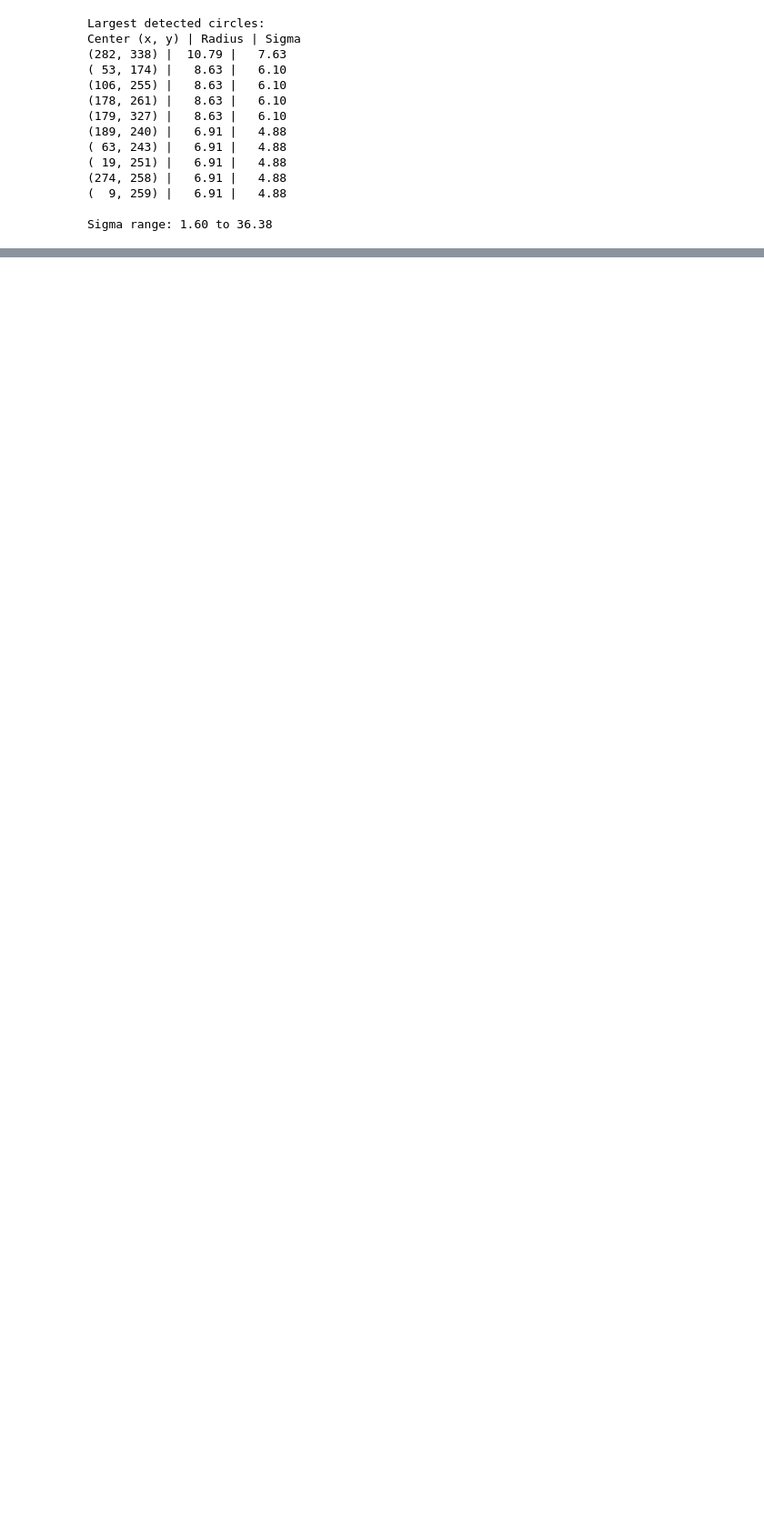
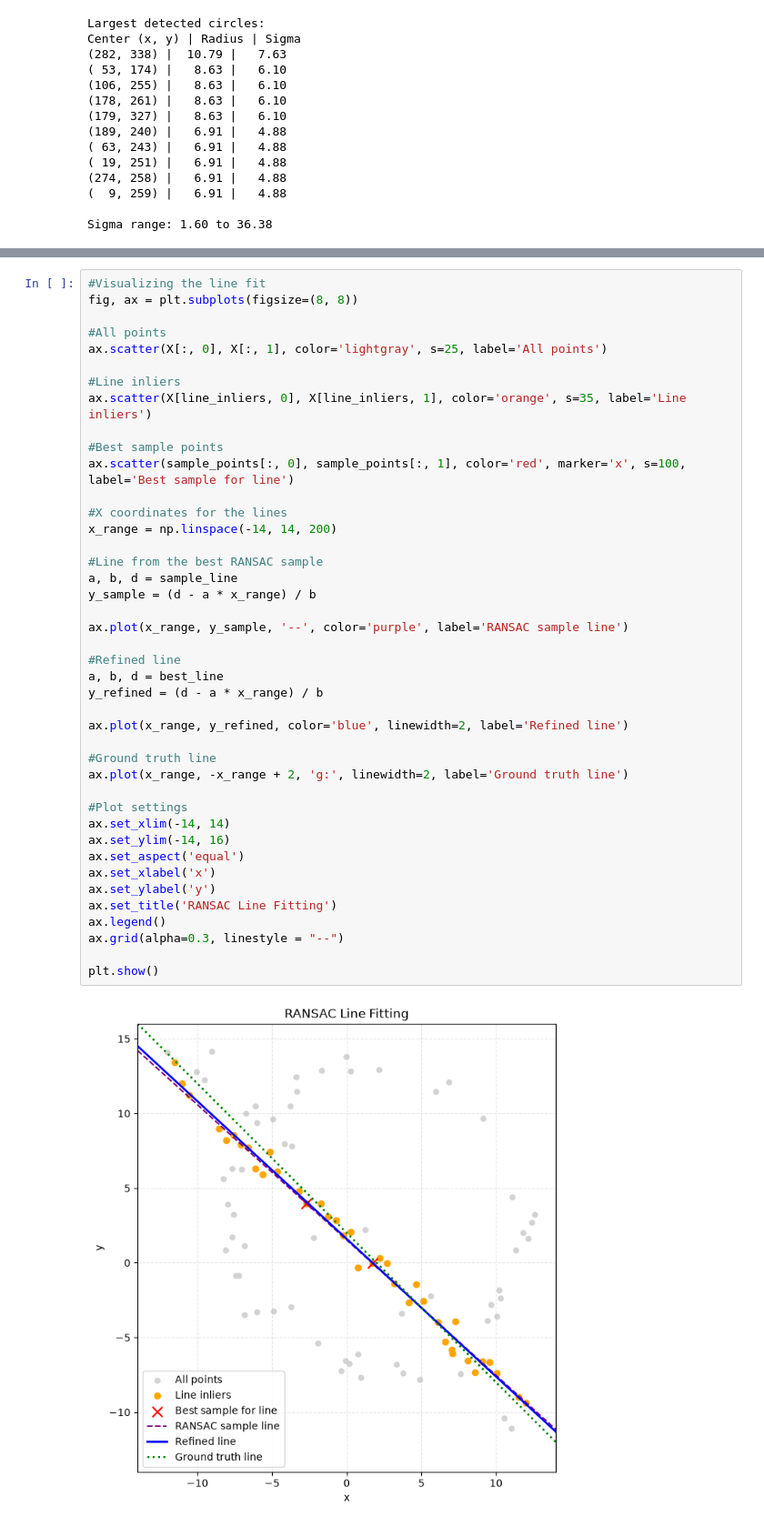
Before and after one commit to codingNR29/Image-processing, a Jupyter notebook: Assignments/Assignment 2/230544C_a02.ipynb, the cells around one changed output, grey strips where cells are left out. Shown at 91% size. Cells and saved outputs as stored; diff of their text form; blank space fills up the shorter version.

```diff
--- a/Assignments/Assignment 2/230544C_a02.ipynb
+++ b/Assignments/Assignment 2/230544C_a02.ipynb
@@ -190,0 +323,44 @@ Sigma range: 1.60 to 36.38
+# %%
+#Visualizing the line fit
+fig, ax = plt.subplots(figsize=(8, 8))
+
+#All points
+ax.scatter(X[:, 0], X[:, 1], color='lightgray', s=25, label='All points')
+
+#Line inliers
+ax.scatter(X[line_inliers, 0], X[line_inliers, 1], color='orange', s=35, label='Line inliers')
+
+#Best sample points
+ax.scatter(sample_points[:, 0], sample_points[:, 1], color='red', marker='x', s=100, label='Best sample for line')
+
+#X coordinates for the lines
+x_range = np.linspace(-14, 14, 200)
+
+#Line from the best RANSAC sample
+a, b, d = sample_line
+y_sample = (d - a * x_range) / b
+
+ax.plot(x_range, y_sample, '--', color='purple', label='RANSAC sample line')
+
+#Refined line
+a, b, d = best_line
+y_refined = (d - a * x_range) / b
+
+ax.plot(x_range, y_refined, color='blue', linewidth=2, label='Refined line')
+
+#Ground truth line
+ax.plot(x_range, -x_range + 2, 'g:', linewidth=2, label='Ground truth line')
+
+#Plot settings
+ax.set_xlim(-14, 14)
+ax.set_ylim(-14, 16)
+ax.set_aspect('equal')
+ax.set_xlabel('x')
+ax.set_ylabel('y')
+ax.set_title('RANSAC Line Fitting')
+ax.legend()
+ax.grid(alpha=0.3, linestyle = "--")
+
+plt.show()
+# %% [output]
+[figure, added]
```
Also changed, not shown: parts of 11 cells of this notebook.
